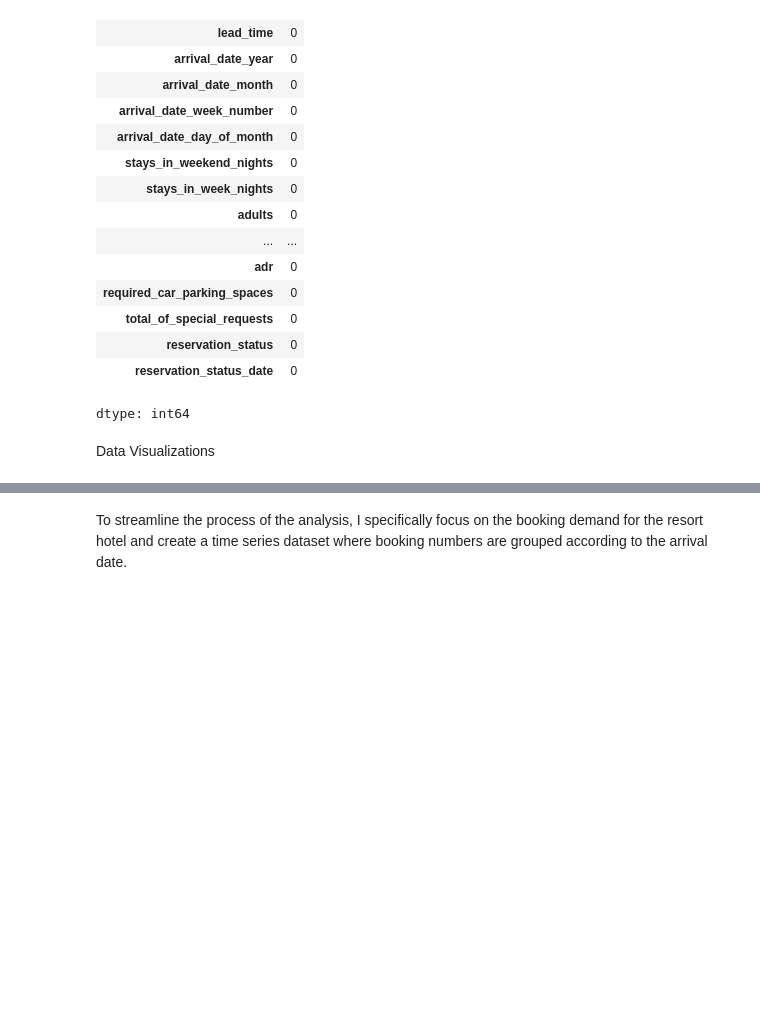
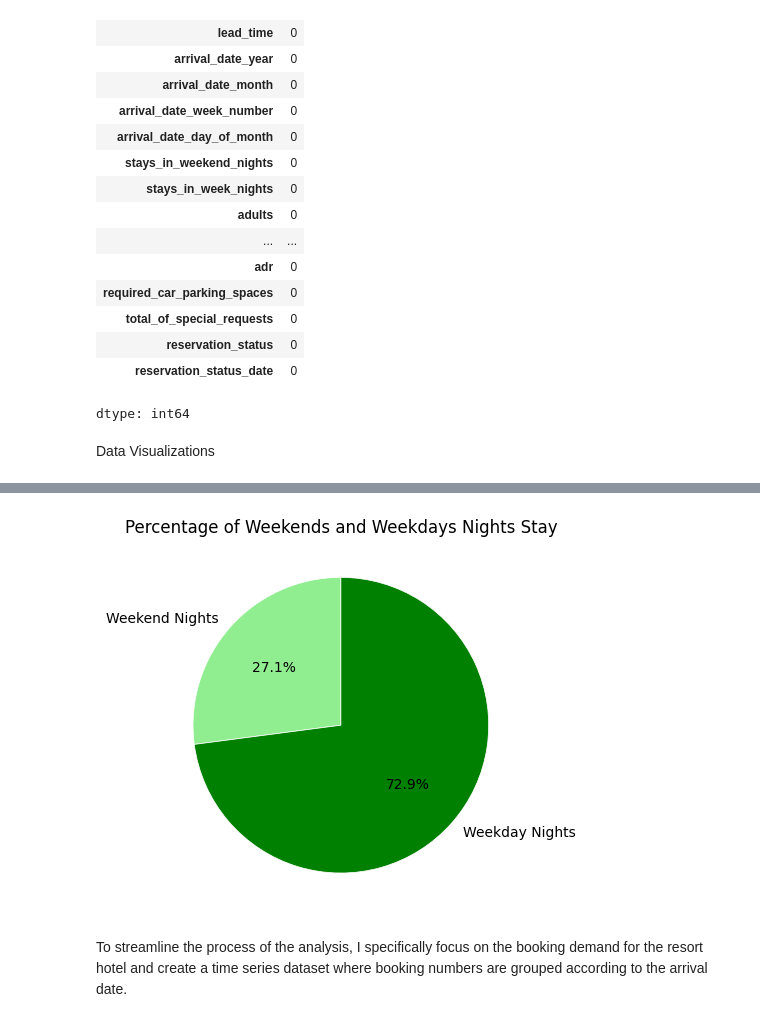
Before and after one commit to philipoladimeji/ITNPBD4-Portfolio, a Jupyter notebook: Time_Series_Analysis.ipynb, the cells around one changed output, grey strips where cells are left out. Cells and saved outputs as stored; diff of their text form; code cells hidden in the pictures; blank space fills up the shorter version.

```diff
--- a/Time_Series_Analysis.ipynb
+++ b/Time_Series_Analysis.ipynb
@@ -256,3 +265,18 @@ According to map visualization, It is seen that most of the customers are coming
+# %%
+#Sum the total stayed nights and plot a pie chart
+overall_weekend_nights = df['stays_in_weekend_nights'].sum()
+overall_week_nights = df['stays_in_week_nights'].sum()
+
+total_nights = [overall_weekend_nights, overall_week_nights]
+labels = ['Weekend Nights', 'Weekday Nights']
+colors = ['#90ee90', '#008000']
+
+plt.pie(total_nights, labels=labels, wedgeprops={'linewidth': 0.55, 'edgecolor': 'white'},
+        autopct='%1.1f%%', colors=colors, startangle=90)
+plt.title("Percentage of Weekends and Weekdays Nights Stay")
+plt.show();
+# %% [output]
+[figure, added]
 # %% [markdown]
 To streamline the process of the analysis, I specifically focus on the booking demand for the resort hotel and create a time series dataset where booking numbers are grouped according to the arrival date.
 # %%
```
Also changed, not shown: parts of 27 cells of this notebook.
